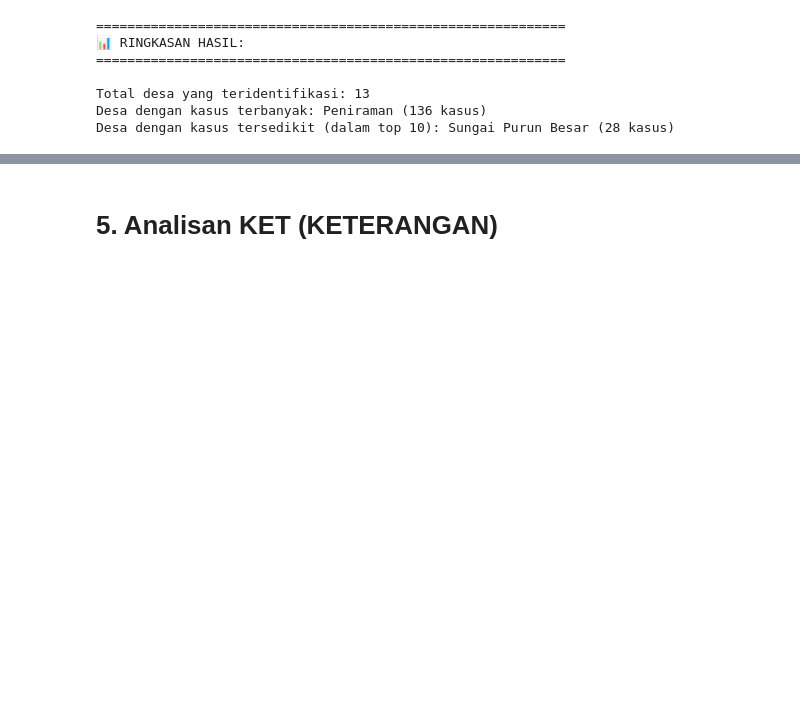
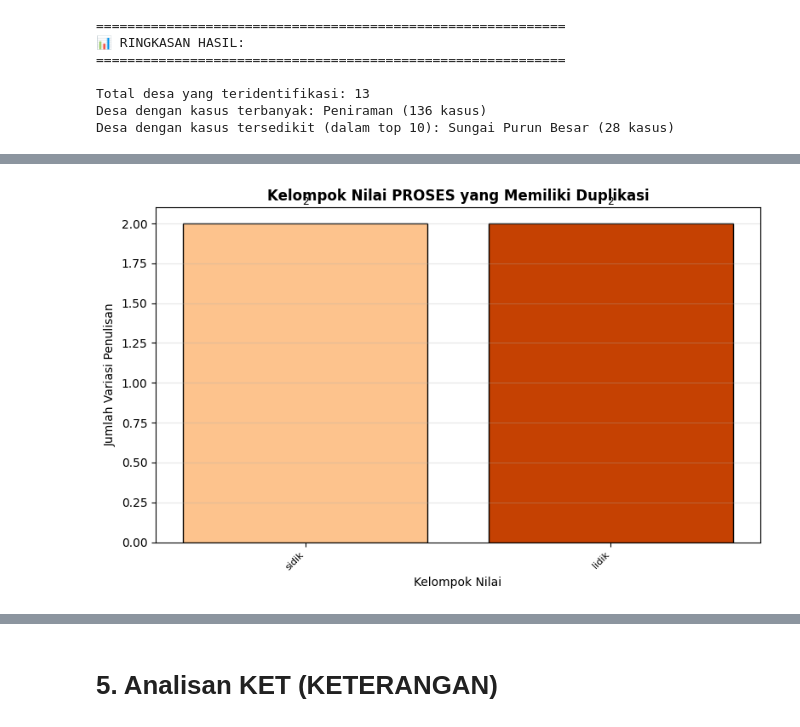
Before and after one commit to Arfandiii/Criminal_Case_Classification, a Jupyter notebook: 03_data_preparation/data_preparation.ipynb, the cells around one changed output, grey strips where cells are left out. Drawn from its saved outputs; the diff is of its cells as text; code cells hidden in the pictures; blank space fills up the shorter version.

```diff
--- a/03_data_preparation/data_preparation.ipynb
+++ b/03_data_preparation/data_preparation.ipynb
@@ -712,0 +906,21 @@ Desa dengan kasus tersedikit (dalam top 10): Sungai Purun Besar (28 kasus)
+# %%
+# CHART 3: Bar Chart Jumlah Kelompok Duplikasi
+if duplicate_groups:
+    plt.figure(figsize=(8, 5))
+    dup_df = pd.DataFrame(duplicate_groups)
+    colors = plt.cm.Oranges(np.linspace(0.3, 0.8, len(dup_df)))
+    bars = plt.bar(range(len(dup_df)), dup_df['JUMLAH_VARIASI'], color=colors, edgecolor='black')
+    plt.xticks(range(len(dup_df)), dup_df['VARIASI'], rotation=45, ha='right', fontsize=8)
+    plt.title('Kelompok Nilai PROSES yang Memiliki Duplikasi', fontsize=12, fontweight='bold')
+    plt.xlabel('Kelompok Nilai', fontsize=10)
+    plt.ylabel('Jumlah Variasi Penulisan', fontsize=10)
+
+    for bar, count in zip(bars, dup_df['JUMLAH_VARIASI']):
+        plt.text(bar.get_x() + bar.get_width()/2, bar.get_height() + 0.1,
+                 str(count), ha='center', va='bottom', fontsize=9)
+
+    plt.tight_layout()
+    plt.grid(axis='y', alpha=0.3)
+    plt.show()
+# %% [output]
+[figure, added]
```
Also changed, not shown: parts of 17 cells of this notebook, 8 other files.
